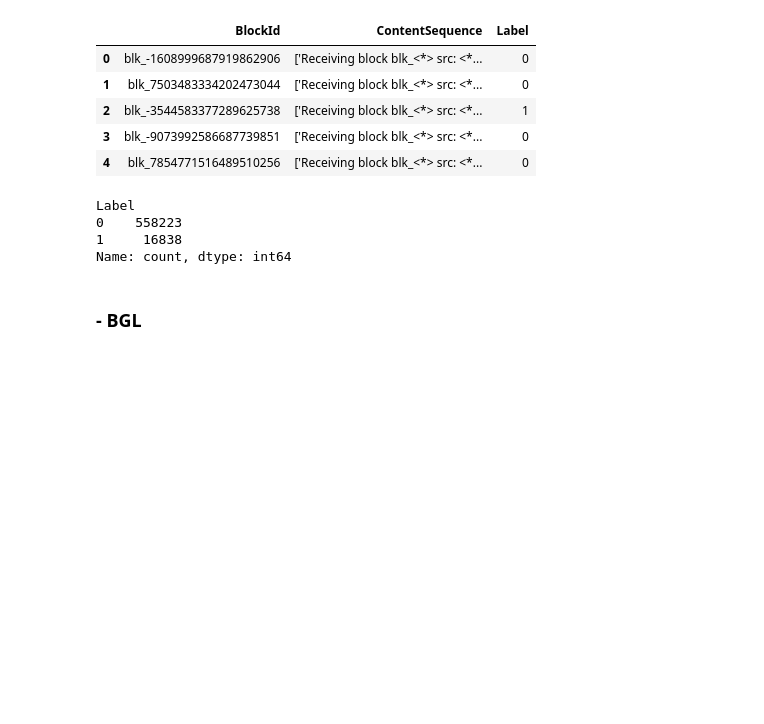
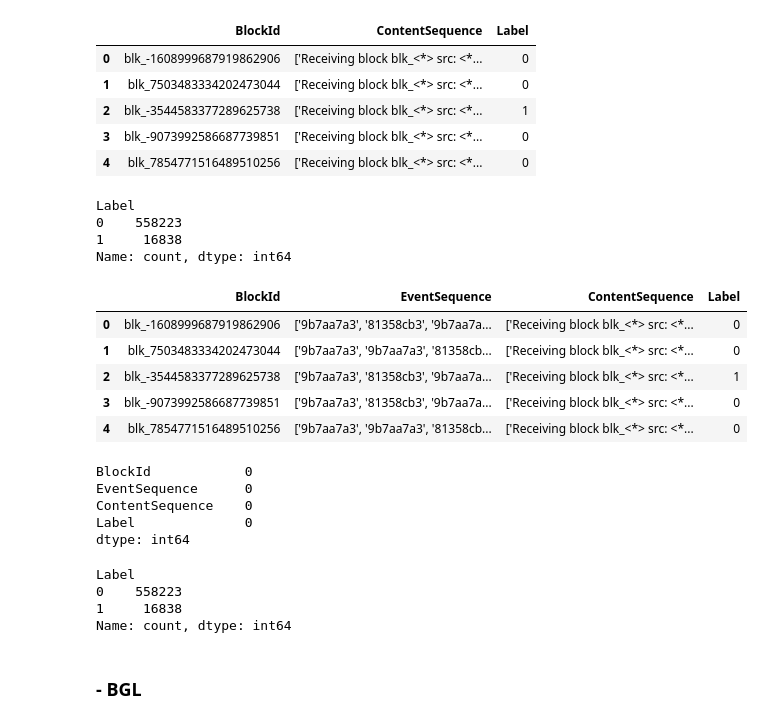
Before and after one commit to frinaldisyauqi/log-anomaly-bart, a Jupyter notebook: 01. Log Extract and Parsing.ipynb, the cells around one changed output. Drawn from its saved outputs; the diff is of its cells as text; code cells hidden in the pictures; blank space fills up the shorter version.

Commit message:
modify to accomodate logkey + content

```diff
--- a/01. Log Extract and Parsing.ipynb
+++ b/01. Log Extract and Parsing.ipynb
@@ -290,0 +294,29 @@ Name: count, dtype: int64
+# %%
+df_content = pd.read_csv(log_results_content_file)
+# %%
+merged_df = pd.merge(df, df_content[["BlockId", "ContentSequence"]], on="BlockId", how="inner")
+merged_df = merged_df[["BlockId", "EventSequence", "ContentSequence", "Label"]]
+# %%
+merged_df.head()
+# %% [output]
+|  | BlockId | EventSequence | ContentSequence | Label |
+| 0 | blk_-1608999687919862906 | ['9b7aa7a3', '81358cb3', '9b7aa7a... | ['Receiving block blk_<*> src: <*... | 0 |
+| 1 | blk_7503483334202473044 | ['9b7aa7a3', '9b7aa7a3', '81358cb... | ['Receiving block blk_<*> src: <*... | 0 |
+| 2 | blk_-3544583377289625738 | ['9b7aa7a3', '81358cb3', '9b7aa7a... | ['Receiving block blk_<*> src: <*... | 1 |
+| 3 | blk_-9073992586687739851 | ['9b7aa7a3', '81358cb3', '9b7aa7a... | ['Receiving block blk_<*> src: <*... | 0 |
+| 4 | blk_7854771516489510256 | ['9b7aa7a3', '9b7aa7a3', '81358cb... | ['Receiving block blk_<*> src: <*... | 0 |
+# %%
+merged_df.isnull().sum()
+# %% [output]
+BlockId            0
+EventSequence      0
+ContentSequence    0
+Label              0
+dtype: int64
+# %%
+merged_df["Label"].value_counts()
+# %% [output]
+Label
+0    558223
+1     16838
+Name: count, dtype: int64
```
Also changed, not shown: parts of 24 cells of this notebook, 13 other files.
